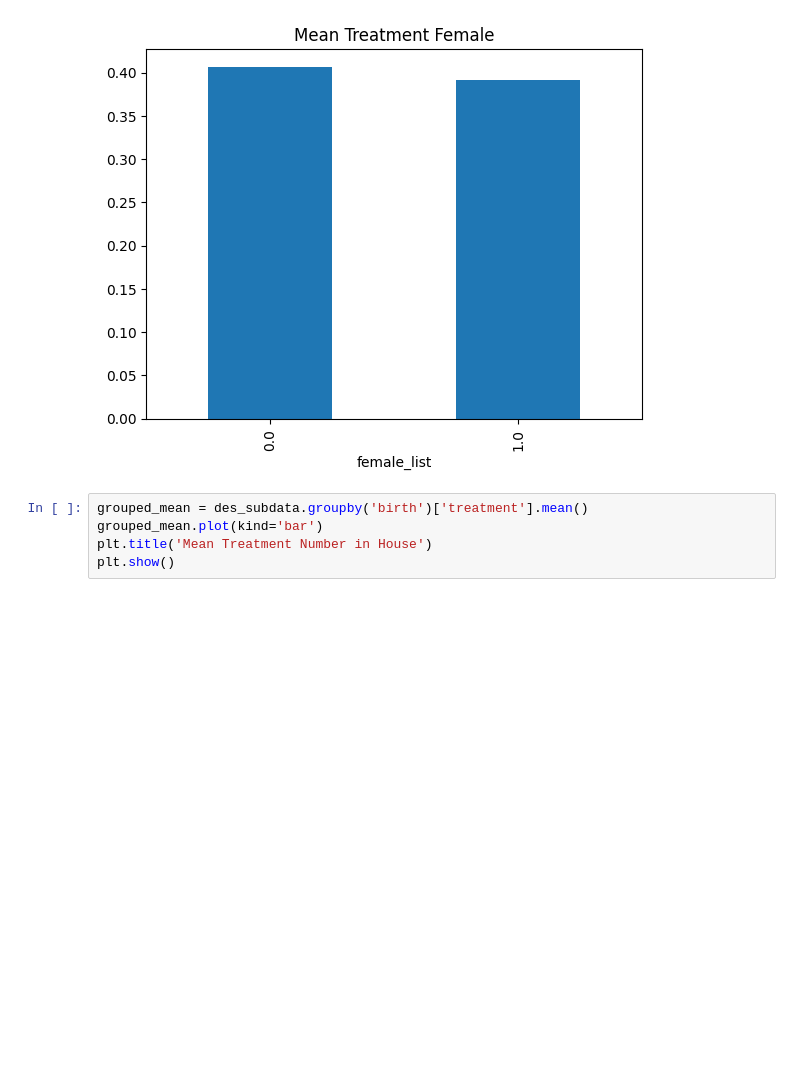
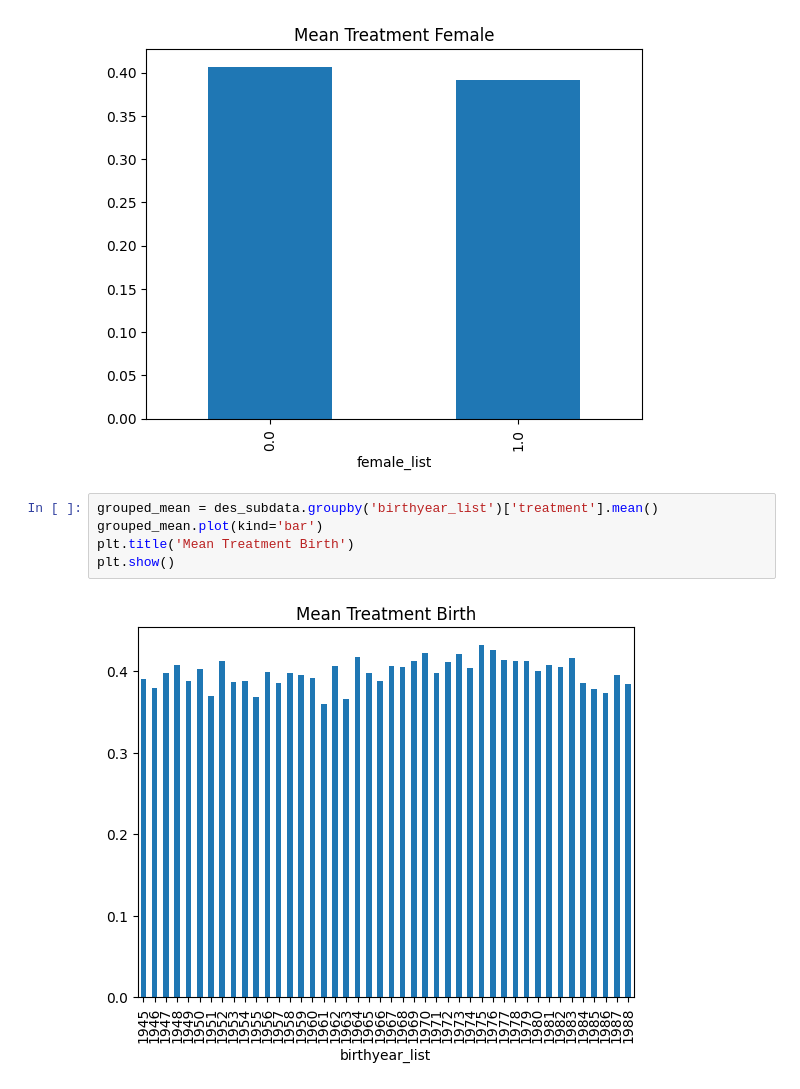
Before and after one commit to Yasmineouattara/ML_for_Econ_Final_Project, a Jupyter notebook: Notebook_Tim.ipynb, the cells around one changed output. Drawn from its saved outputs; the diff is of its cells as text; blank space fills up the shorter version.

```diff
--- a/Notebook_Tim.ipynb
+++ b/Notebook_Tim.ipynb
@@ -154,7 +209,9 @@ plt.show()
 # %% [output]
 [figure]
 # %%
-grouped_mean = des_subdata.groupby('birth')['treatment'].mean()
+grouped_mean = des_subdata.groupby('birthyear_list')['treatment'].mean()
 grouped_mean.plot(kind='bar')
-plt.title('Mean Treatment Number in House')
+plt.title('Mean Treatment Birth')
 plt.show()
+# %% [output]
+[figure, added]
```
Also changed, not shown: parts of 16 cells of this notebook.
